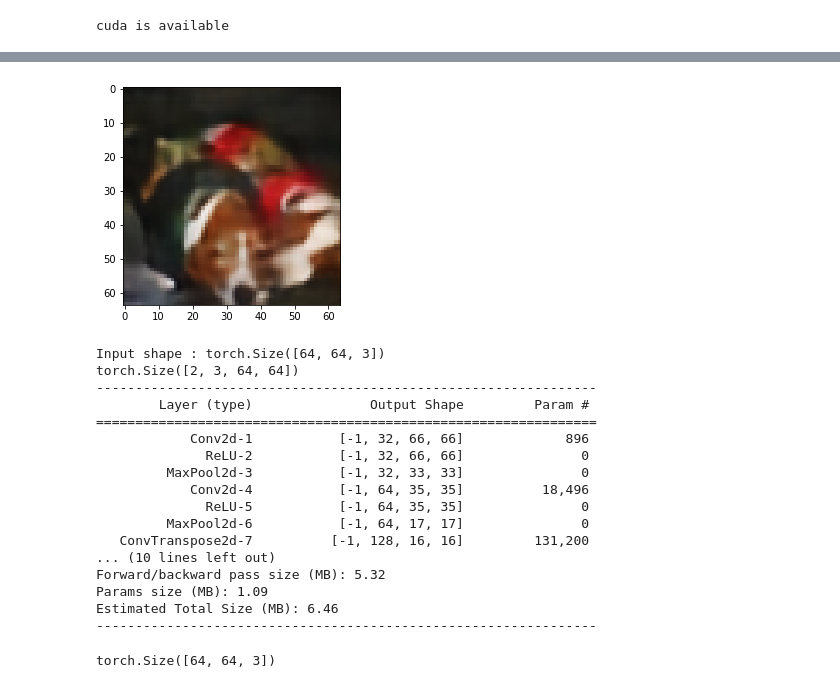
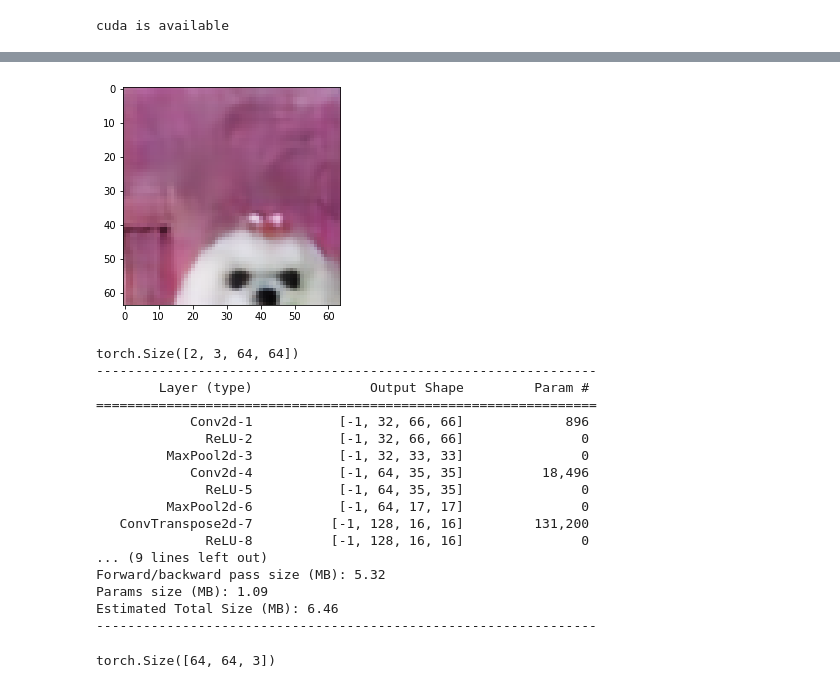
Before and after one commit to akashkmr27089/Deep-Reinforcemnt-Learning-ALL-, a Jupyter notebook: world_model/Variational Autoencoder/Autoencoder in dog images.ipynb, the cells around one changed output, grey strips where cells are left out. Drawn from its saved outputs; the diff is of its cells as text; code cells hidden in the pictures.

```diff
--- a/world_model/Variational Autoencoder/Autoencoder in dog images.ipynb
+++ b/world_model/Variational Autoencoder/Autoencoder in dog images.ipynb
@@ -32,9 +109,9 @@ img_transform = transforms.Compose([
 # %%
-image = plt.imread("./dogs/2.png")
+image = plt.imread("./dog_data/dogs/100.png")
 plt.imshow(image)
 image_tensor = torch.from_numpy(image).reshape([1,64,64,3])
 # %% [output]
-[figure, old version]
+[figure, new version]
 # %%
 class autoencoder(nn.Module):
     def __init__(self):
@@ -67,10 +144,8 @@ criterion = nn.MSELoss()
 optimizer = torch.optim.Adam(model.parameters(), lr=learning_rate,
                              weight_decay=1e-5)
 
-print("Input shape :", image_tensor2.size()[1:] )
 summary(model, (3,64,64))   #used for finding summary
 # %% [output]
-Input shape : torch.Size([64, 64, 3])
 torch.Size([2, 3, 64, 64])
 ----------------------------------------------------------------
         Layer (type)               Output Shape         Param #
@@ -82,7 +157,8 @@ torch.Size([2, 3, 64, 64])
               ReLU-5           [-1, 64, 35, 35]               0
          MaxPool2d-6           [-1, 64, 17, 17]               0
    ConvTranspose2d-7          [-1, 128, 16, 16]         131,200
-... (10 lines left out)
+              ReLU-8          [-1, 128, 16, 16]               0
+... (9 lines left out)
 Forward/backward pass size (MB): 5.32
 Params size (MB): 1.09
 Estimated Total Size (MB): 6.46
```
Also changed, not shown: parts of 13 cells of this notebook.
